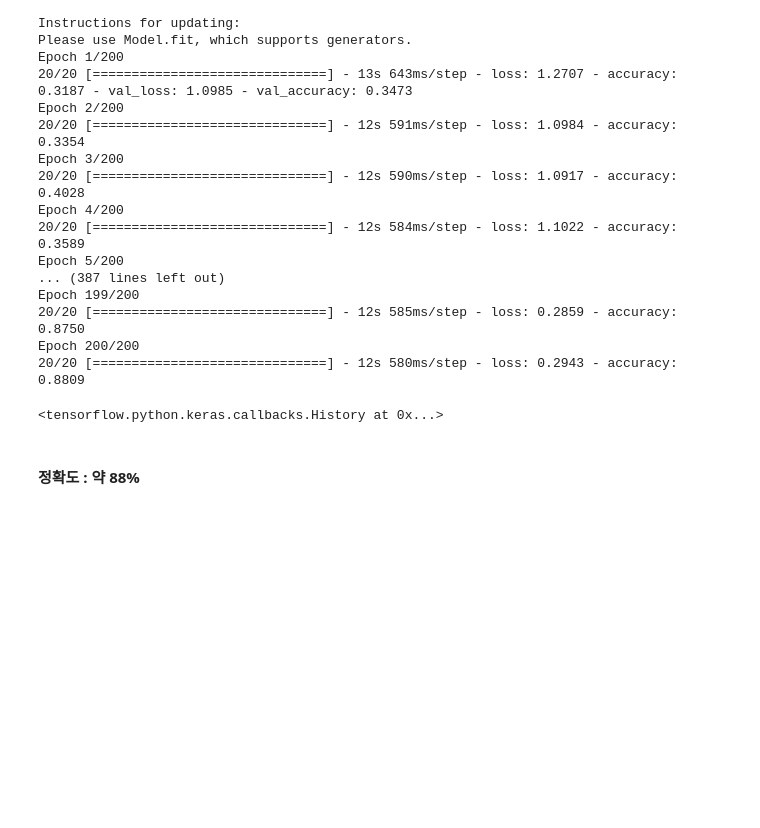
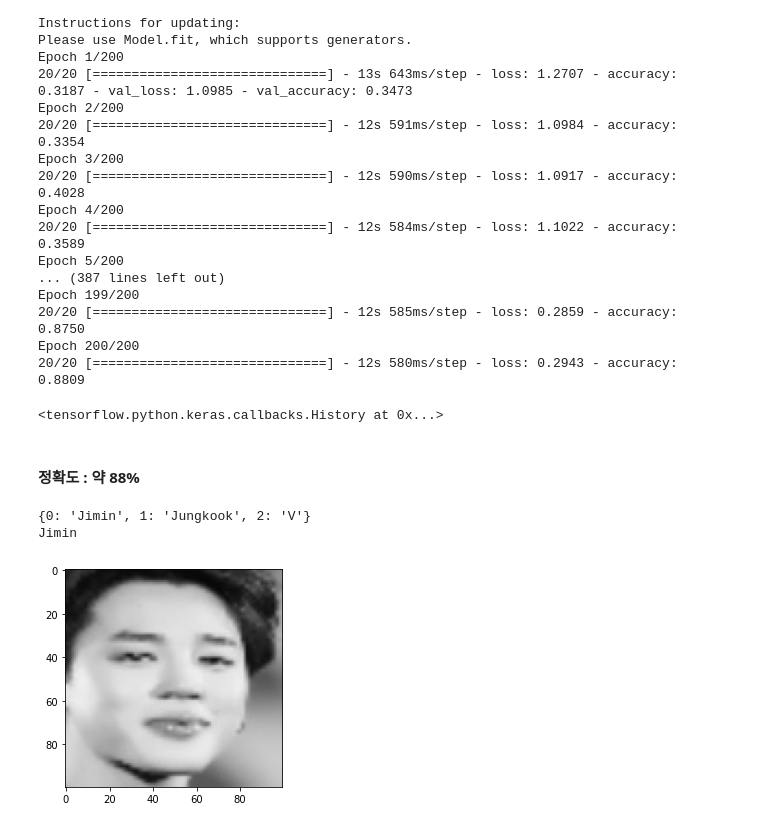
Before and after one commit to SimplePro/BTS-CNN, a Jupyter notebook: predict.ipynb, the cells around one changed output. Cells and saved outputs as stored; diff of their text form; code cells hidden in the pictures; blank space fills up the shorter version.

Commit message:
added predict file

```diff
--- a/predict.ipynb
+++ b/predict.ipynb
@@ -126,3 +126,24 @@ Epoch 200/200
 model.save("./bts_cnn_model.h5")
 # %% [markdown]
 #### 정확도 : 약 88%
+# %%
+from keras.models import load_model
+
+model = load_model("./bts_cnn_model.h5")
+# %%
+from keras.preprocessing import image
+import matplotlib.pyplot as plt
+import numpy as np
+
+img = image.load_img("./dataset/test dataset/Jimin/Jimin face (350).jpg")
+plt.imshow(img)
+img = image.img_to_array(img)
+img = np.expand_dims(img, axis = 0)
+result = model.predict(img)
+class_indices = {0: "Jimin", 1 : "Jungkook", 2 : "V"}
+print(class_indices)
+print(class_indices[np.argmax(result[0])])
+# %% [output]
+{0: 'Jimin', 1: 'Jungkook', 2: 'V'}
+Jimin
+[figure, added]
```
